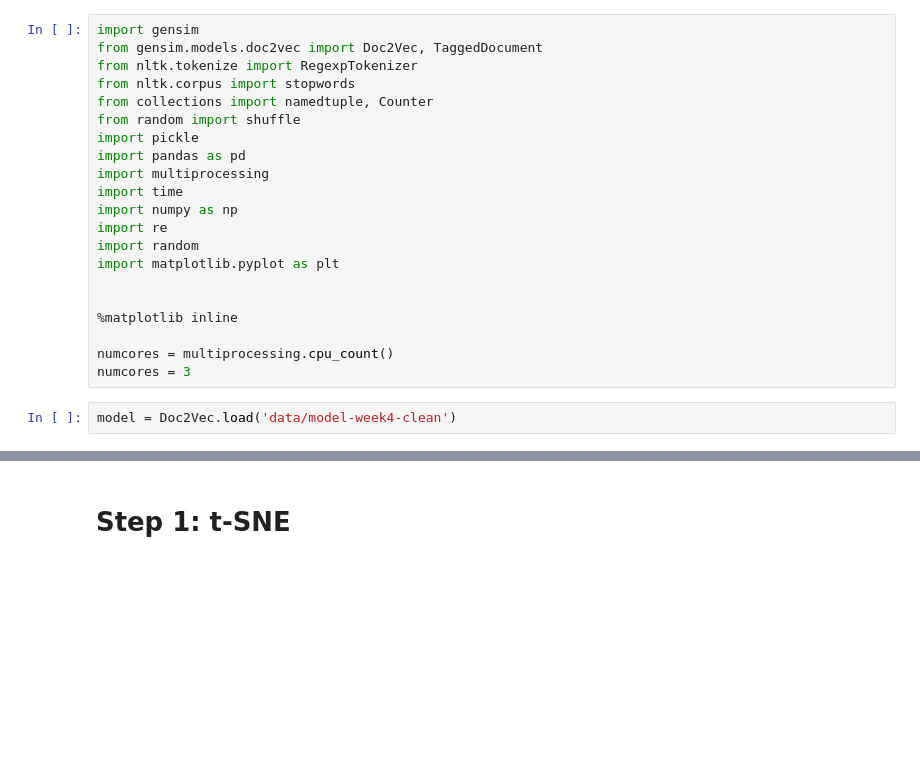
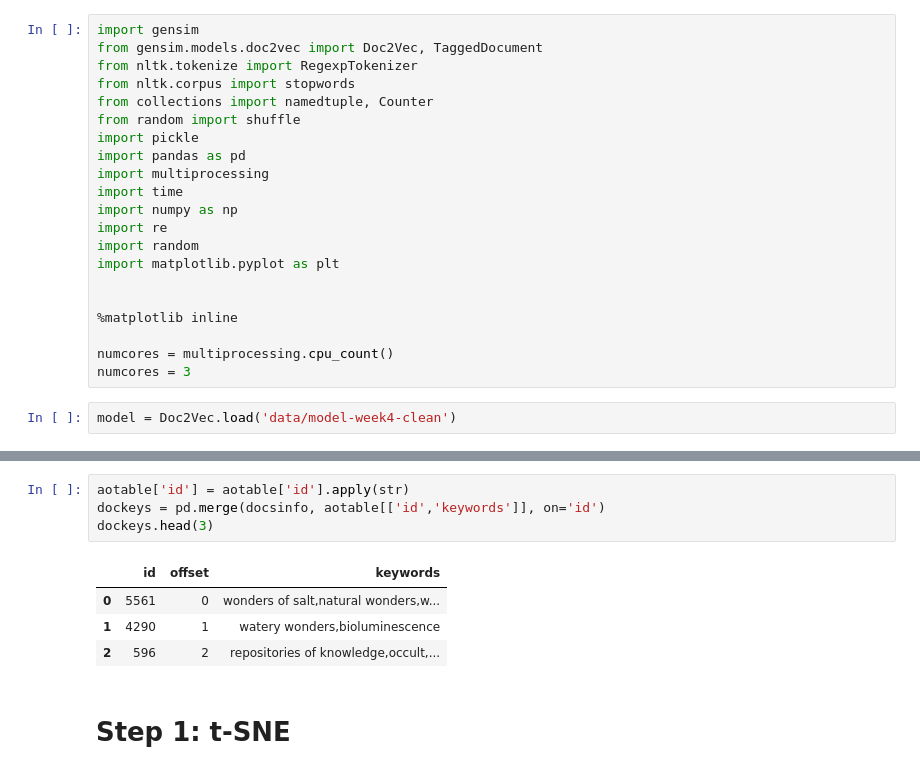
Before and after one commit to rmaia/eccentrip, a Jupyter notebook: doc2vec_validation.ipynb, the cells around one changed output, grey strips where cells are left out. Saved outputs shown, nothing was run; the diff lists cells and outputs as text; blank space fills up the shorter version.

```diff
--- a/doc2vec_validation.ipynb
+++ b/doc2vec_validation.ipynb
@@ -24,3 +48,12 @@ model = Doc2Vec.load('data/model-week4-clean')
+# %%
+aotable['id'] = aotable['id'].apply(str)
+dockeys = pd.merge(docsinfo, aotable[['id','keywords']], on='id')
+dockeys.head(3)
+# %% [output]
+|  | id | offset | keywords |
+| 0 | 5561 | 0 | wonders of salt,natural wonders,w... |
+| 1 | 4290 | 1 | watery wonders,bioluminescence |
+| 2 | 596 | 2 | repositories of knowledge,occult,... |
 # %% [markdown]
 # Step 1: t-SNE
 # %%
```
Also changed, not shown: parts of 11 cells of this notebook, 10 other files.
